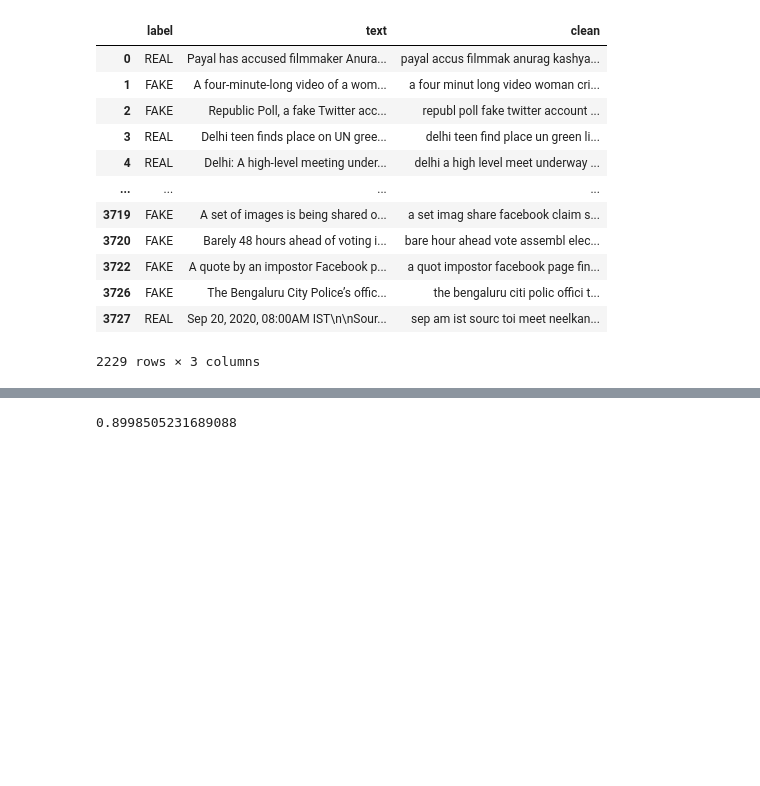
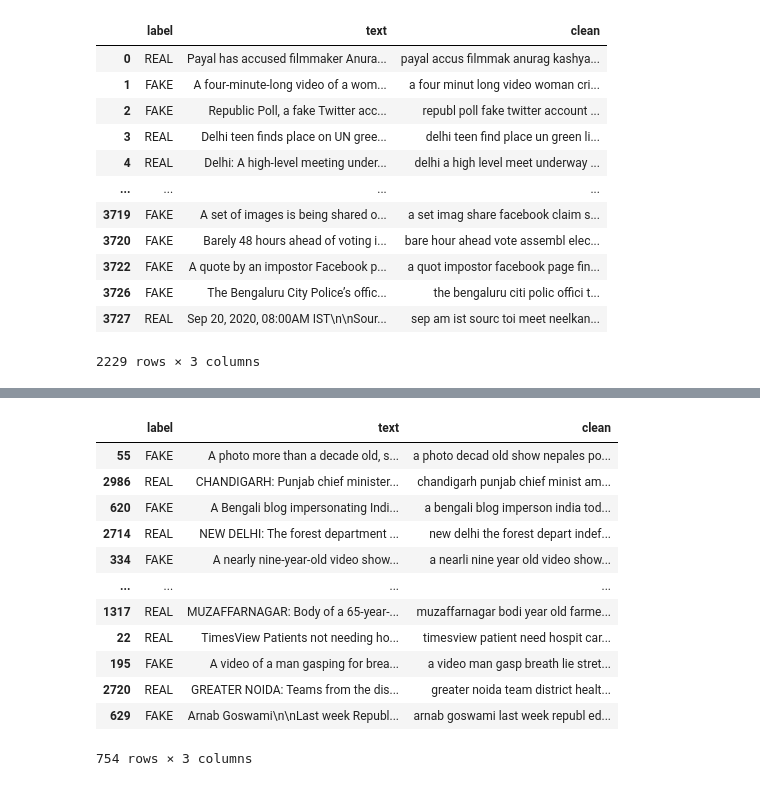
Before and after one commit to salmaatamang1/Machine-Learning, a Jupyter notebook: news_classfication.ipynb, the cells around one changed output, grey strips where cells are left out. Saved outputs shown, nothing was run; the diff lists cells and outputs as text; code cells hidden in the pictures; blank space fills up the shorter version.

```diff
--- a/news_classfication.ipynb
+++ b/news_classfication.ipynb
@@ -170,9 +214,19 @@ model1=pipeline.fit(x_train,y_train)
-# %%
-from sklearn.metrics import accuracy_score
-predict=model1.predict(x_test)
-print(accuracy_score(y_test,predict))
-# %% [output]
-0.8998505231689088
+# %%
+new_df
+# %% [output]
+|  | label | text | clean |
+| 55 | FAKE | A photo more than a decade old, s... | a photo decad old show nepales po... |
+| 2986 | REAL | CHANDIGARH: Punjab chief minister... | chandigarh punjab chief minist am... |
+| 620 | FAKE | A Bengali blog impersonating Indi... | a bengali blog imperson india tod... |
+| 2714 | REAL | NEW DELHI: The forest department ... | new delhi the forest depart indef... |
+| 334 | FAKE | A nearly nine-year-old video show... | a nearli nine year old video show... |
+| ... | ... | ... | ... |
+| 1317 | REAL | MUZAFFARNAGAR: Body of a 65-year-... | muzaffarnagar bodi year old farme... |
+| 22 | REAL | TimesView Patients not needing ho... | timesview patient need hospit car... |
+| 195 | FAKE | A video of a man gasping for brea... | a video man gasp breath lie stret... |
+| 2720 | REAL | GREATER NOIDA: Teams from the dis... | greater noida team district healt... |
+| 629 | FAKE | Arnab Goswami\n\nLast week Republ... | arnab goswami last week republ ed... |
+754 rows × 3 columns
 # %%
 news=input("Enter news=")
 news_df=pd.DataFrame({"original_news":[news]})
```
Also changed, not shown: parts of 7 cells of this notebook, 4 other files.
